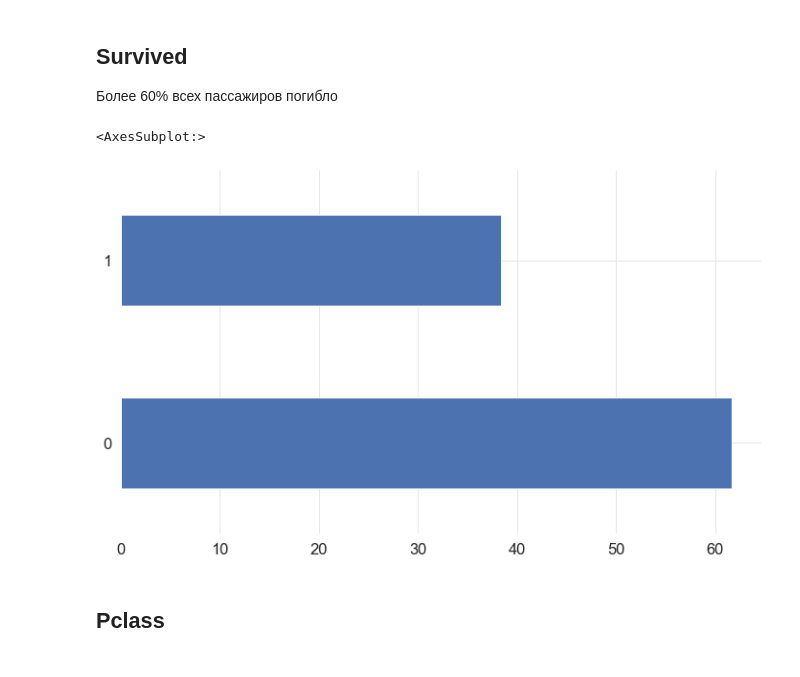
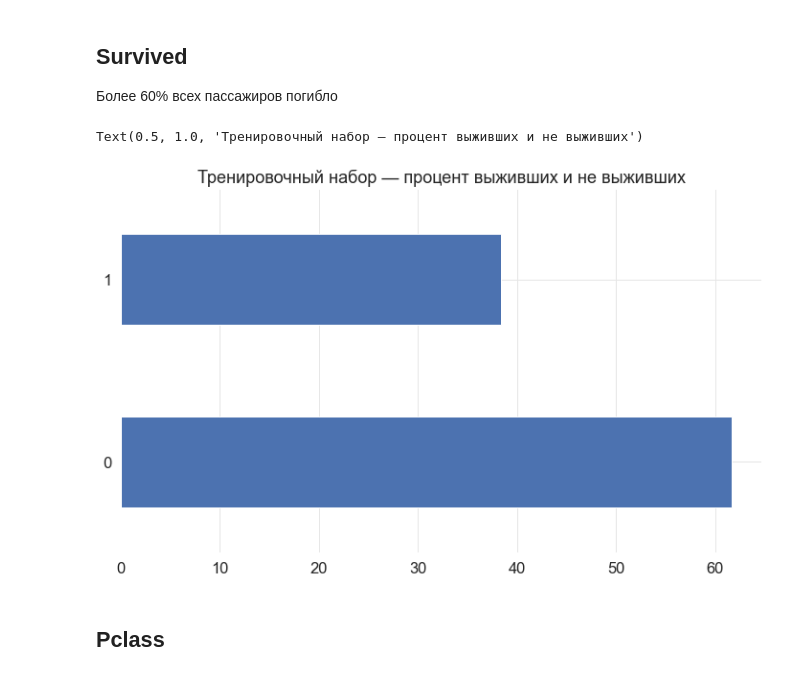
Before and after one commit to Moootya/Ml-Titanic, a Jupyter notebook: main.ipynb, the cells around one changed output. Drawn from its saved outputs; the diff is of its cells as text; code cells hidden in the pictures.

```diff
--- a/main.ipynb
+++ b/main.ipynb
@@ -117,10 +117,10 @@ Survived
 Более 60% всех пассажиров погибло
 # %%
 survived_percent = train_data.Survived.value_counts(normalize=True) * 100
-survived_percent.plot.barh()
+survived_percent.plot.barh().set_title("Тренировочный набор — процент выживших и не выживших")
 # %% [output]
-<AxesSubplot:>
+Text(0.5, 1.0, 'Тренировочный набор — процент выживших и не выживших')
-[figure, old version]
+[figure, new version]
 # %% [markdown]
 Pclass
 --
```
Also changed, not shown: parts of 6 cells of this notebook.
